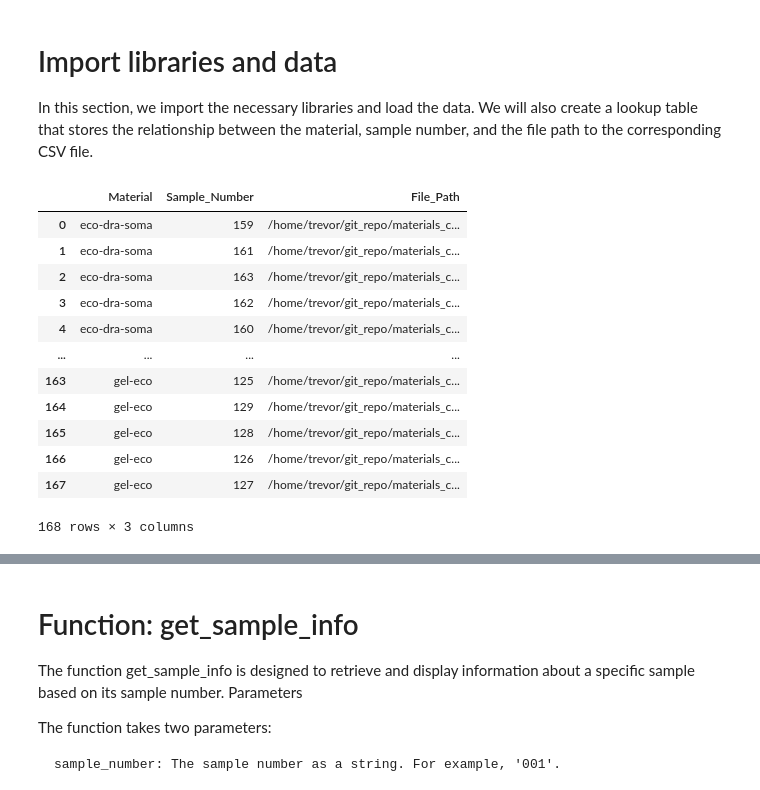
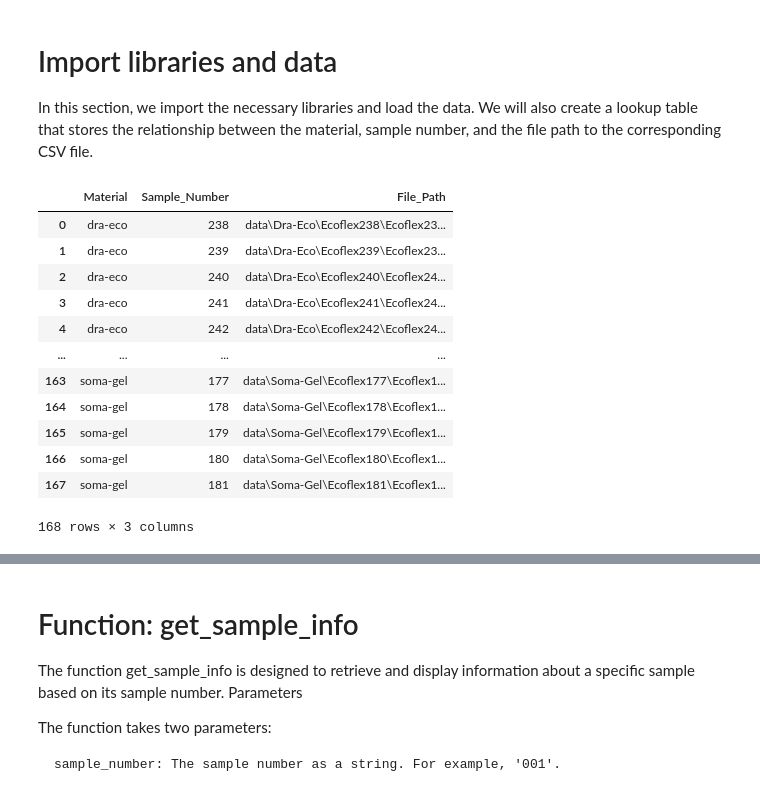
Before and after one commit to te5msride/materials_comparison, a Jupyter notebook: materials_comparison_fix.ipynb, the cells around one changed output, grey strips where cells are left out. Drawn from its saved outputs; the diff is of its cells as text; code cells hidden in the pictures.

```diff
--- a/materials_comparison_fix.ipynb
+++ b/materials_comparison_fix.ipynb
@@ -9,48 +9,48 @@ import matplotlib.pyplot as plt
 import numpy as np
 
 # Specify the parent directory
-parent_directory = os.path.expanduser("~/git_repo/materials_comparison/data")
+parent_directory = os.path.expanduser("data")
 
 # Create a lookup table (DataFrame) to store the relationship between the material, sample number, and file path
 lookup_table = pd.DataFrame(columns=['Material', 'Sample_Number', 'File_Path'])
 
 #define constant dimensions of the sample
 sample_length = 8 #mm
 sample_width = 3 #mm
 
 # Iterate over each material folder in the parent directory
 for material_folder in os.listdir(parent_directory):
     material = material_folder.lower()  # Convert to lowercase
     material_path = os.path.join(parent_directory, material_folder)
 
     # Check if the path is a directory
     if os.path.isdir(material_path):
         # Iterate over each sample folder in the material folder
         for sample_folder in os.listdir(material_path):
             sample_number = sample_folder.replace('Ecoflex', '').lower()  # Convert to lowercase
             sample_path = os.path.join(material_path, sample_folder)
 
             # Find the CSV file in the sample folder
             for file in os.listdir(sample_path):
                 if file.endswith(".csv") and "Data" in file:
                     file_path = os.path.join(sample_path, file)
                     # Append the information to the lookup table
                     row_df = pd.DataFrame([{'Material': material, 'Sample_Number': sample_number, 'File_Path': file_path}])
                     lookup_table = pd.concat([lookup_table, row_df], ignore_index=True)
 
 lookup_table
 # %% [output]
 |  | Material | Sample_Number | File_Path |
-| 0 | eco-dra-soma | 159 | /home/trevor/git_repo/materials_c... |
-| 1 | eco-dra-soma | 161 | /home/trevor/git_repo/materials_c... |
-| 2 | eco-dra-soma | 163 | /home/trevor/git_repo/materials_c... |
-| 3 | eco-dra-soma | 162 | /home/trevor/git_repo/materials_c... |
-| 4 | eco-dra-soma | 160 | /home/trevor/git_repo/materials_c... |
+| 0 | dra-eco | 238 | data\Dra-Eco\Ecoflex238\Ecoflex23... |
+| 1 | dra-eco | 239 | data\Dra-Eco\Ecoflex239\Ecoflex23... |
+| 2 | dra-eco | 240 | data\Dra-Eco\Ecoflex240\Ecoflex24... |
+| 3 | dra-eco | 241 | data\Dra-Eco\Ecoflex241\Ecoflex24... |
+| 4 | dra-eco | 242 | data\Dra-Eco\Ecoflex242\Ecoflex24... |
 | ... | ... | ... | ... |
-| 163 | gel-eco | 125 | /home/trevor/git_repo/materials_c... |
-| 164 | gel-eco | 129 | /home/trevor/git_repo/materials_c... |
-| 165 | gel-eco | 128 | /home/trevor/git_repo/materials_c... |
-| 166 | gel-eco | 126 | /home/trevor/git_repo/materials_c... |
-| 167 | gel-eco | 127 | /home/trevor/git_repo/materials_c... |
+| 163 | soma-gel | 177 | data\Soma-Gel\Ecoflex177\Ecoflex1... |
+| 164 | soma-gel | 178 | data\Soma-Gel\Ecoflex178\Ecoflex1... |
+| 165 | soma-gel | 179 | data\Soma-Gel\Ecoflex179\Ecoflex1... |
+| 166 | soma-gel | 180 | data\Soma-Gel\Ecoflex180\Ecoflex1... |
+| 167 | soma-gel | 181 | data\Soma-Gel\Ecoflex181\Ecoflex1... |
 168 rows × 3 columns
 # %%
```
Also changed, not shown: parts of 8 cells of this notebook, 2 other files.
